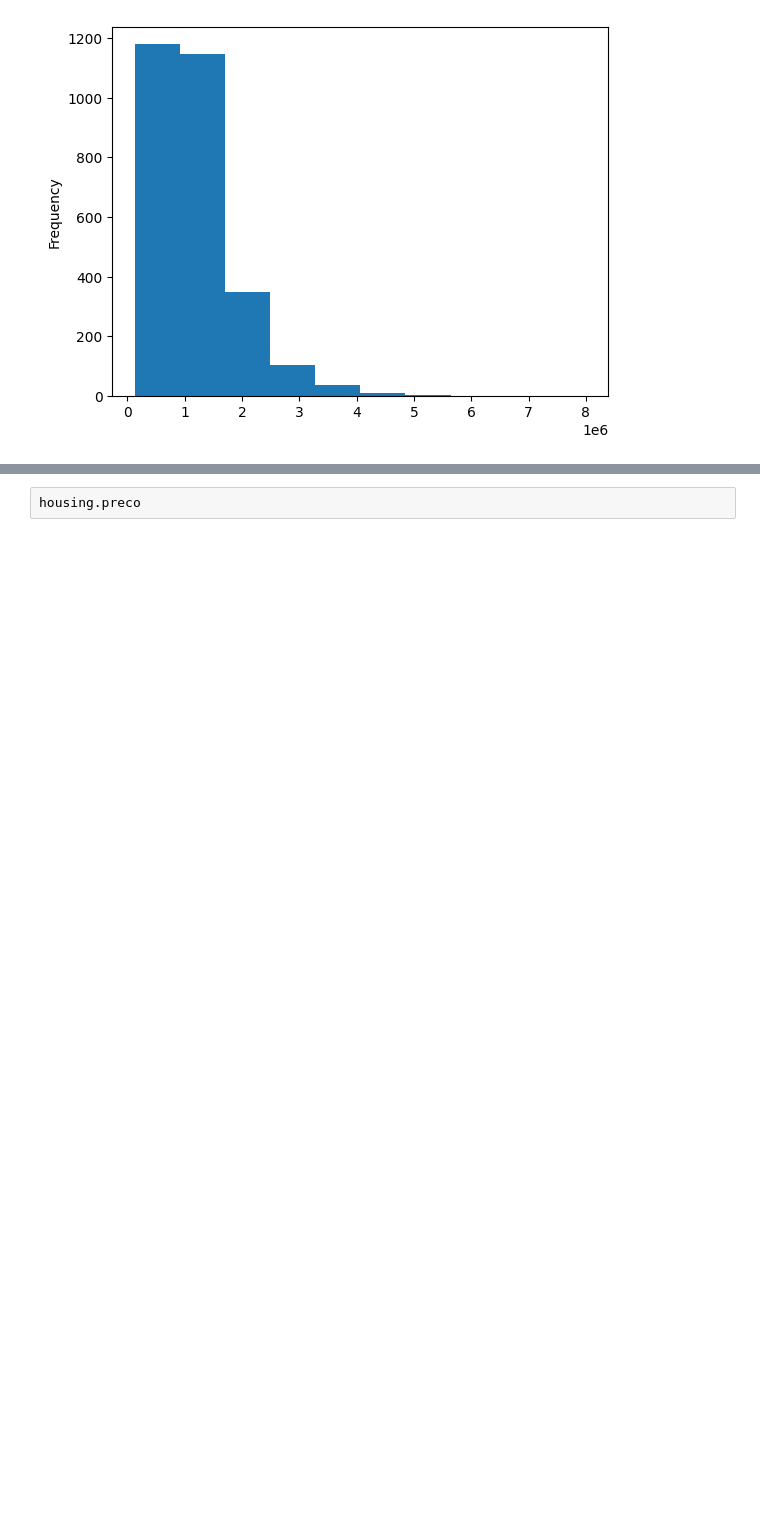
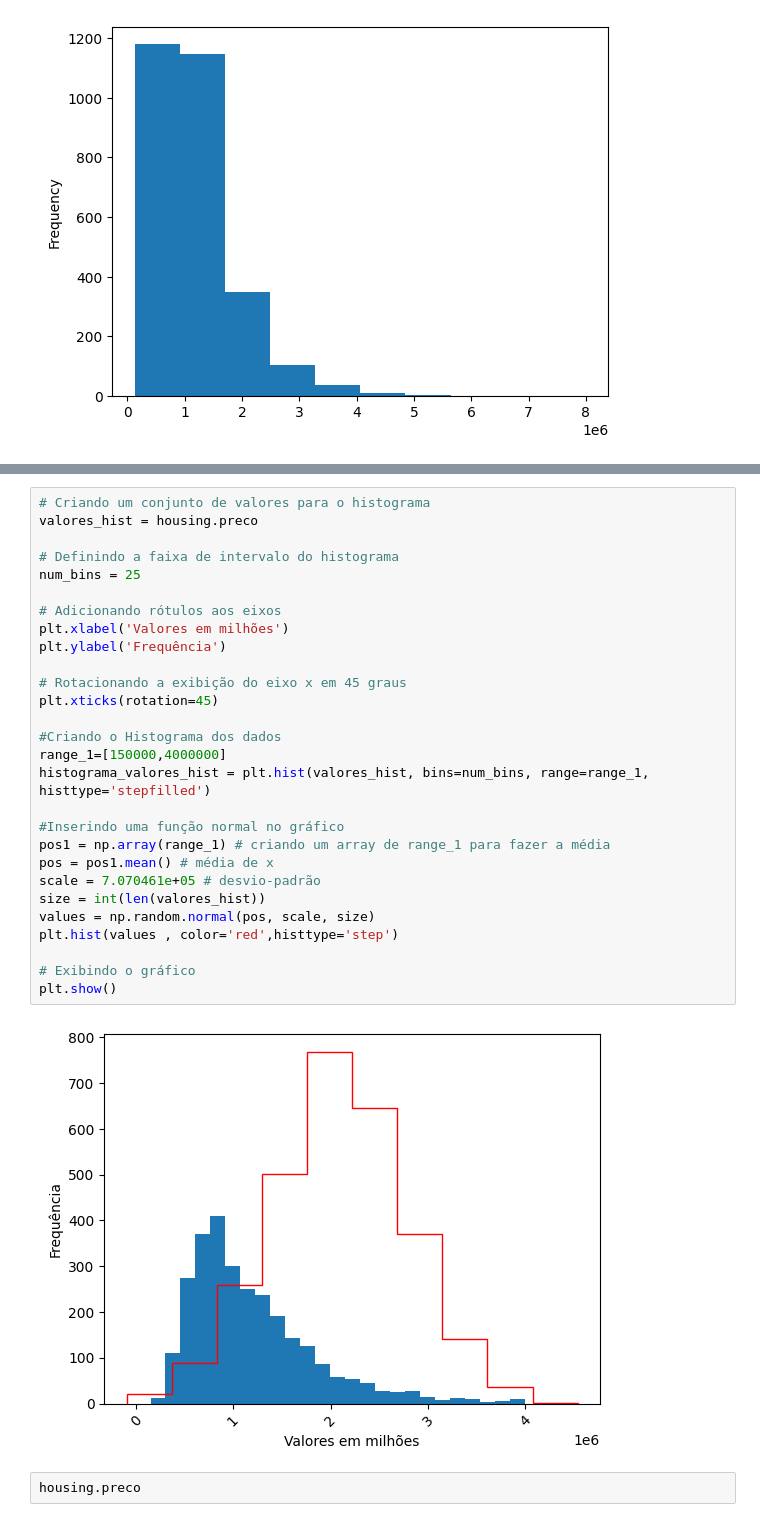
Before and after one commit to cvs2010/Data-Science-Projects, a Jupyter notebook: 00_pandas_tutorial.ipynb, the cells around one changed output, grey strips where cells are left out. Saved outputs shown, nothing was run; the diff lists cells and outputs as text; blank space fills up the shorter version.

```diff
--- a/00_pandas_tutorial.ipynb
+++ b/00_pandas_tutorial.ipynb
@@ -451,3 +480,33 @@ https://pythonspot.com/matplotlib-histogram/
+# %%
+# Criando um conjunto de valores para o histograma
+valores_hist = housing.preco
+
+# Definindo a faixa de intervalo do histograma
+num_bins = 25
+
+# Adicionando rótulos aos eixos
+plt.xlabel('Valores em milhões')
+plt.ylabel('Frequência')
+
+# Rotacionando a exibição do eixo x em 45 graus
+plt.xticks(rotation=45)
+
+#Criando o Histograma dos dados
+range_1=[150000,4000000]
+histograma_valores_hist = plt.hist(valores_hist, bins=num_bins, range=range_1, histtype='stepfilled')
+
+#Inserindo uma função normal no gráfico
+pos1 = np.array(range_1) # criando um array de range_1 para fazer a média
+pos = pos1.mean() # média de x
+scale = 7.070461e+05 # desvio-padrão
+size = int(len(valores_hist))
+values = np.random.normal(pos, scale, size)
+plt.hist(values , color='red',histtype='step')
+
+# Exibindo o gráfico
+plt.show()
+# %% [output]
+[figure, added]
 # %%
 housing.preco
 # %% [output]
```
Also changed, not shown: parts of 12 cells of this notebook.
